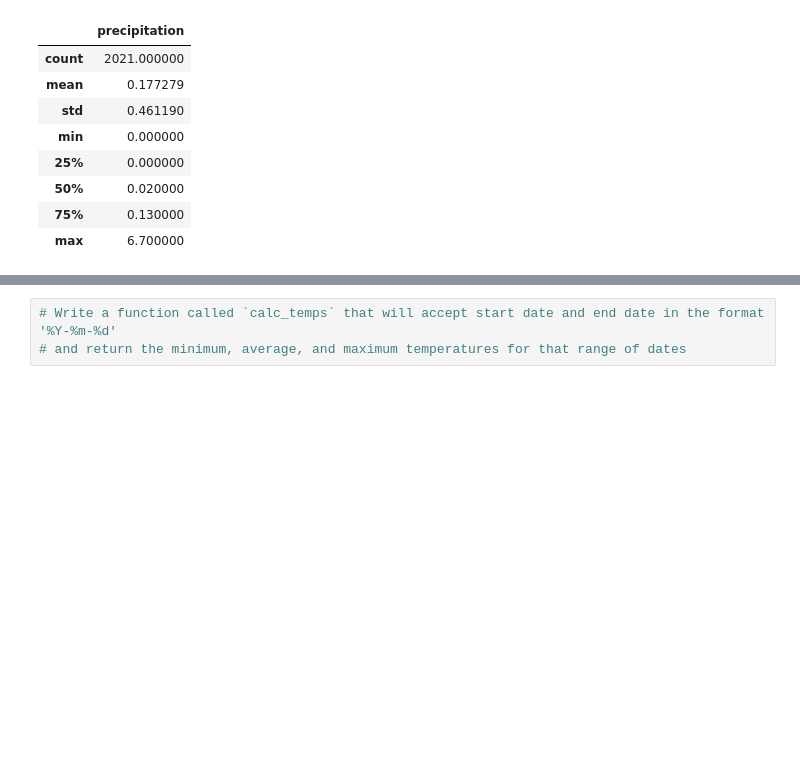
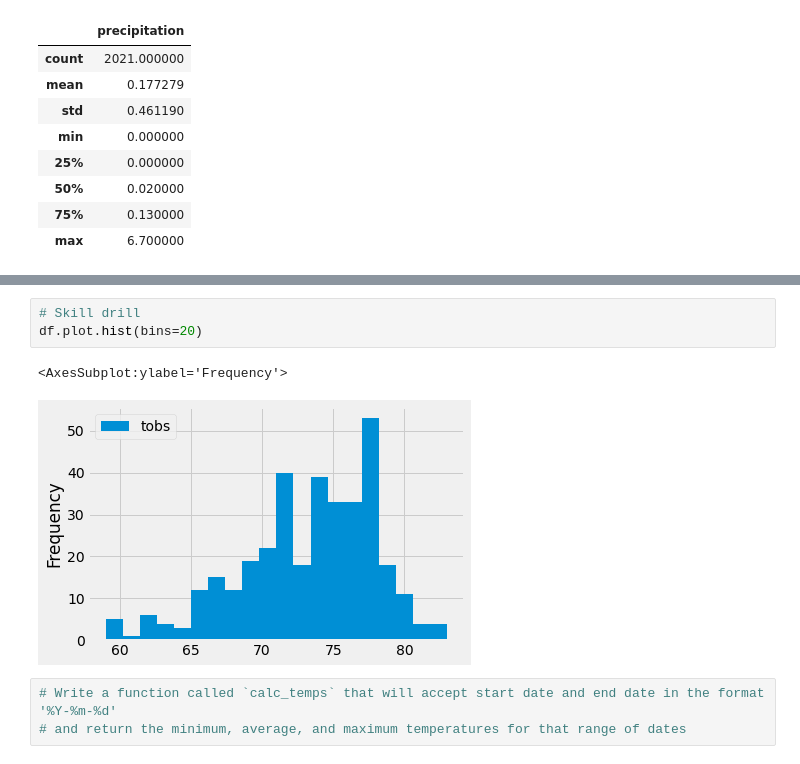
Before and after one commit to crystdang/surfs-up, a Jupyter notebook: climate_analysis.ipynb, the cells around one changed output, grey strips where cells are left out. Drawn from its saved outputs; the diff is of its cells as text; blank space fills up the shorter version.

```diff
--- a/climate_analysis.ipynb
+++ b/climate_analysis.ipynb
@@ -102,3 +148,9 @@ df.describe()
+# %%
+# Skill drill
+df.plot.hist(bins=20)
+# %% [output]
+<AxesSubplot:ylabel='Frequency'>
+[figure, added]
 # %%
 # Write a function called `calc_temps` that will accept start date and end date in the format '%Y-%m-%d'
 # and return the minimum, average, and maximum temperatures for that range of dates
```
Also changed, not shown: parts of 4 cells of this notebook.
